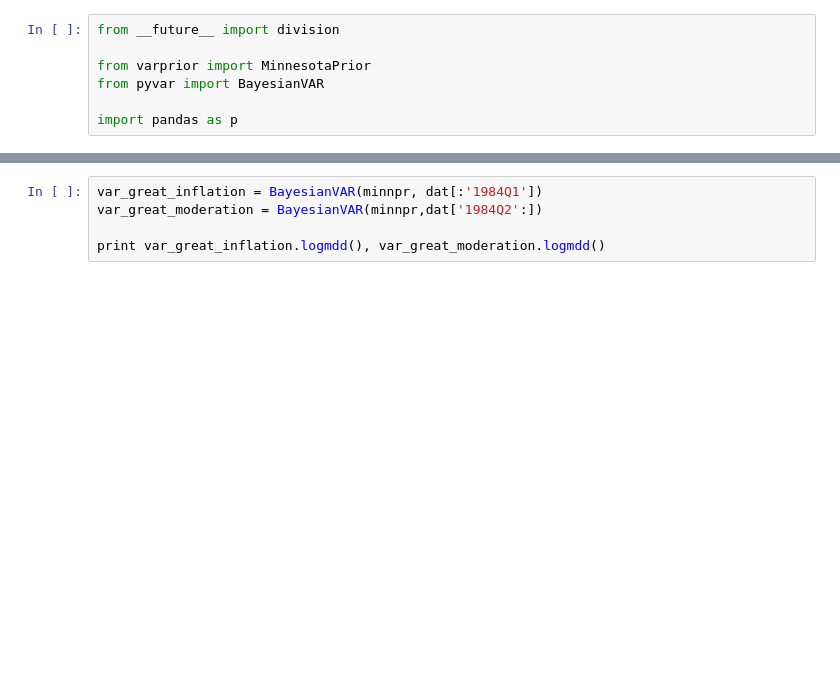
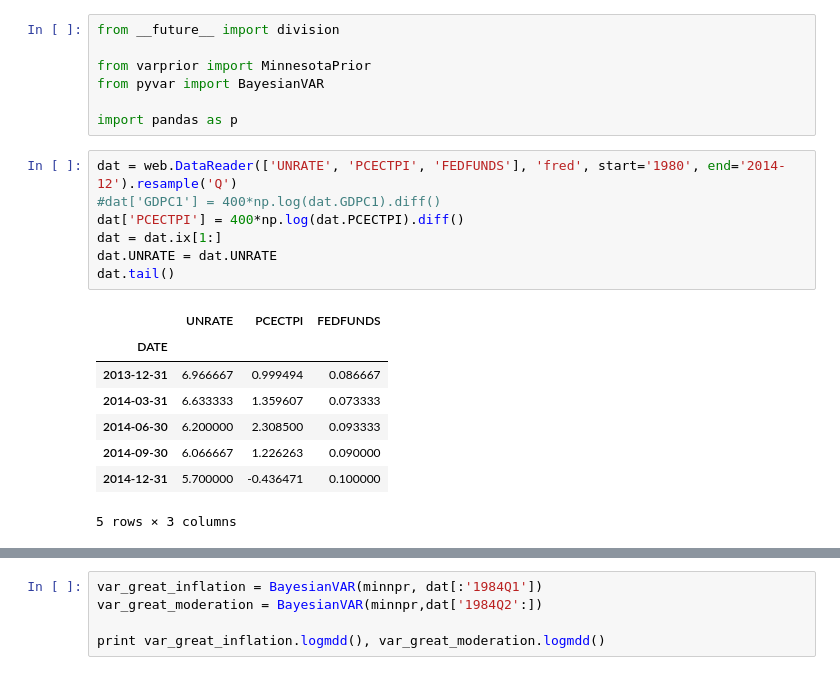
Before and after one commit to eph/pyvar, a Jupyter notebook: var-stuff.ipynb, the cells around one changed output, grey strips where cells are left out. Drawn from its saved outputs; the diff is of its cells as text; blank space fills up the shorter version.

```diff
--- a/var-stuff.ipynb
+++ b/var-stuff.ipynb
@@ -8,4 +8,20 @@ from varprior import MinnesotaPrior
 from pyvar import BayesianVAR
 
 import pandas as p
+# %%
+dat = web.DataReader(['UNRATE', 'PCECTPI', 'FEDFUNDS'], 'fred', start='1980', end='2014-12').resample('Q')
+#dat['GDPC1'] = 400*np.log(dat.GDPC1).diff()
+dat['PCECTPI'] = 400*np.log(dat.PCECTPI).diff()
+dat = dat.ix[1:]
+dat.UNRATE = dat.UNRATE
+dat.tail()
+# %% [output]
+|  | UNRATE | PCECTPI | FEDFUNDS |
+| DATE |  |  |  |
+| 2013-12-31 | 6.966667 | 0.999494 | 0.086667 |
+| 2014-03-31 | 6.633333 | 1.359607 | 0.073333 |
+| 2014-06-30 | 6.200000 | 2.308500 | 0.093333 |
+| 2014-09-30 | 6.066667 | 1.226263 | 0.090000 |
+| 2014-12-31 | 5.700000 | -0.436471 | 0.100000 |
+5 rows × 3 columns
 # %%
```
Also changed, not shown: parts of 9 cells of this notebook, 6 other files.
